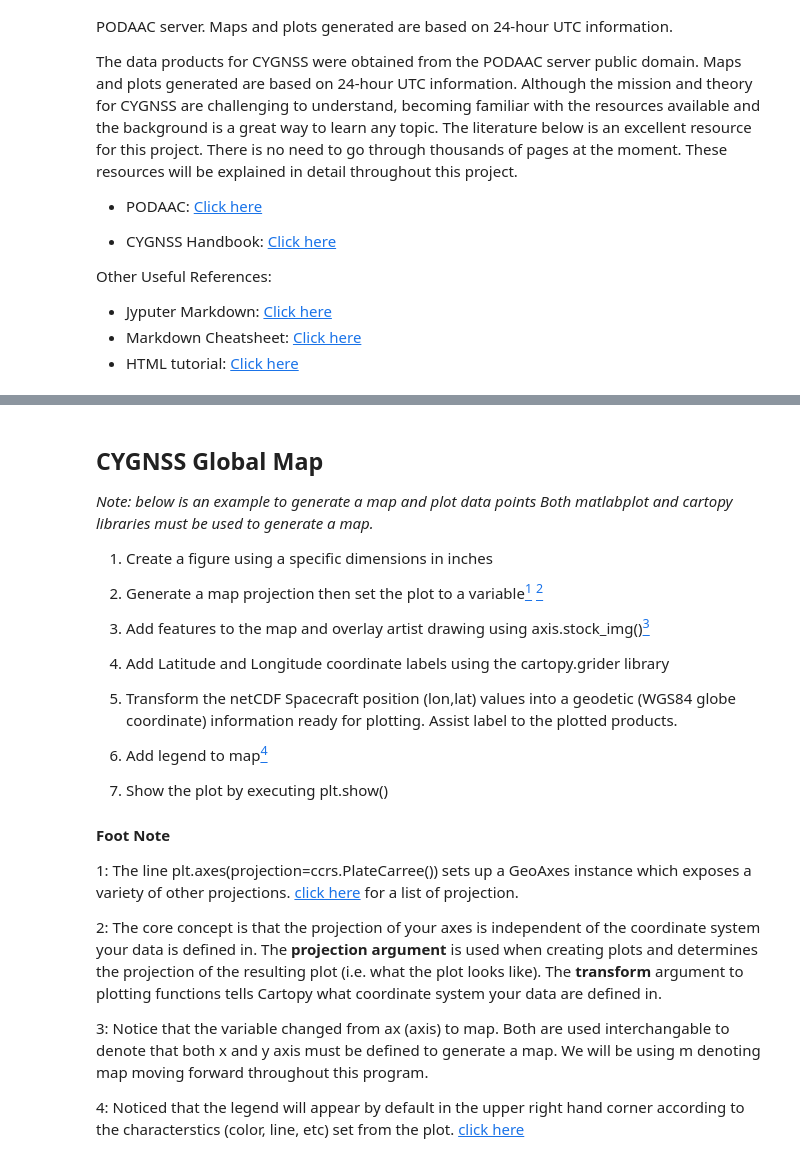
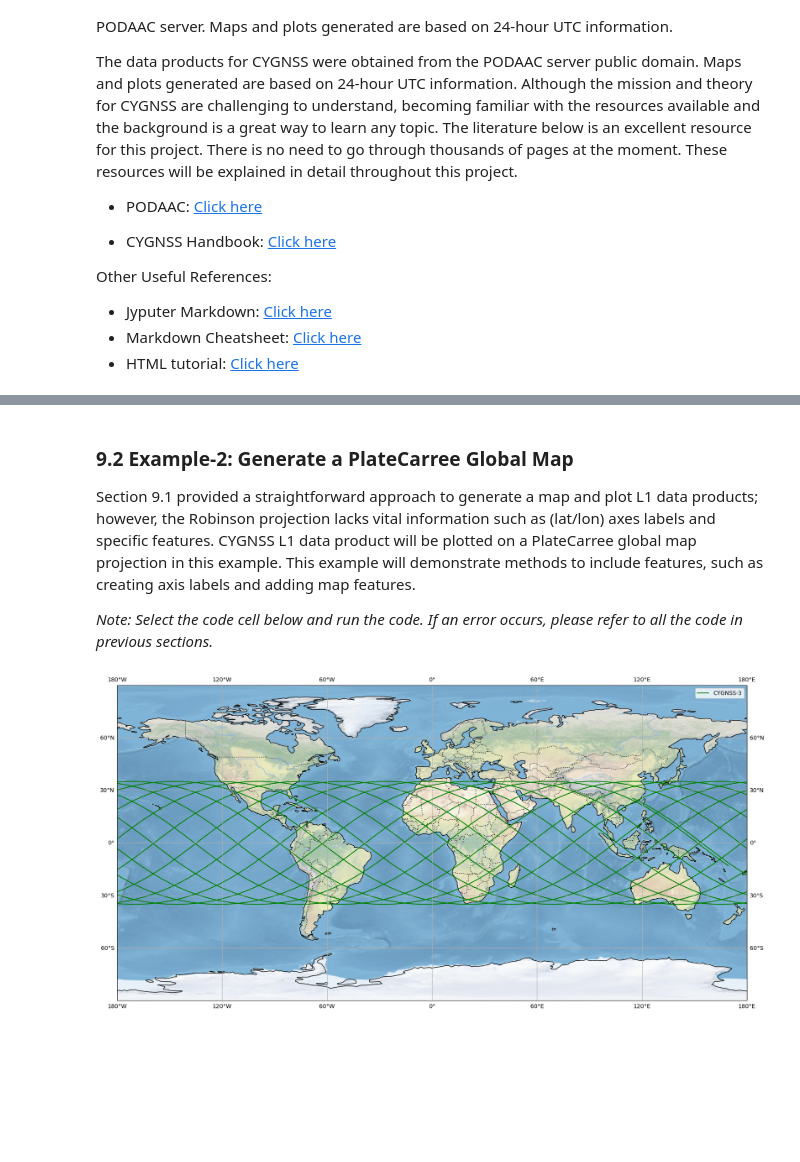
Before and after one commit to mpn21/Ploting-Earth-Science-Data, a Jupyter notebook: Plotting Earth Science L1 Data Products.ipynb, the cells around one changed output, grey strips where cells are left out. Saved outputs shown, nothing was run; the diff lists cells and outputs as text; code cells hidden in the pictures; blank space fills up the shorter version.

```diff
--- a/Plotting Earth Science L1 Data Products.ipynb
+++ b/Plotting Earth Science L1 Data Products.ipynb
@@ -460,53 +752,34 @@ plt.show()
 # %% [markdown]
-## CYGNSS Global Map ##
+### 9.2 Example-2: Generate a PlateCarree Global Map<a id='section_Example-2GenerateaPlateCarreeGlobalMap'></a>
 
-*Note: below is an example to generate a map and plot data points Both matlabplot and cartopy libraries must be used to generate a map.*
+Section 9.1 provided a straightforward approach to generate a map and plot L1 data products; however, the Robinson projection lacks vital information such as (lat/lon) axes labels and specific features. CYGNSS L1 data product will be plotted on a PlateCarree global map projection in this example. This example will demonstrate methods to include features, such as creating axis labels and adding map features.
 
-1. Create a figure using a specific dimensions in inches
-
-2. Generate a map projection then set the plot to a variable[<sup>1</sup>](#fn1)  [<sup>2</sup>](#fn2)
-
-3. Add features to the map and overlay artist drawing using axis.stock_img()[<sup>3</sup>](#fn3)
-
-4. Add Latitude and Longitude coordinate labels using the cartopy.grider library
-
-5. Transform the netCDF Spacecraft position (lon,lat) values into a geodetic (WGS84 globe coordinate) information ready for plotting. Assist label to the plotted products.
-
-6. Add legend to map[<sup>4</sup>](#fn3)
-
-7. Show the plot by executing plt.show()
-
-#### Foot Note ###
-<span id="fn1">1</span>: The line plt.axes(projection=ccrs.PlateCarree()) sets up a GeoAxes instance which exposes a variety of other projections. [click here](https://scitools.org.uk/cartopy/docs/v0.15/crs/projections.html) for a list of projection.
-
-<span id="fn1">2</span>: The core concept is that the projection of your axes is independent of the coordinate system your data is defined in. The **projection argument** is used when creating plots and determines the projection of the resulting plot (i.e. what the plot looks like). The **transform** argument to plotting functions tells Cartopy what coordinate system your data are defined in.
-
-<span id="fn1">3</span>: Notice that the variable changed from ax (axis) to map. Both are used interchangable to denote that both x and y axis must be defined to generate a map. We will be using m denoting map moving forward throughout this program.
-
-<span id="fn1">4</span>: Noticed that the legend will appear by default in the upper right hand corner according to the characterstics (color, line, etc) set from the plot. [click here](https://matplotlib.org/stable/api/legend_api.html)
+*Note: Select the code cell below and run the code. If an error occurs, please refer to all the code in previous sections.*
 # %%
 # Add Figure with Size of the Figure
 fig2 = plt.figure(figsize=(20, 24))
 
 # Add Map Projection
-m2 = plt.axes(projection=ccrs.PlateCarree())
+fig2 = plt.axes(projection=ccrs.PlateCarree())
 
 # Add Map Features
-m2.add_feature(cfeature.LAND)
-m2.add_feature(cfeature.COASTLINE)
-m2.add_feature(cfeature.OCEAN)
-m2.add_feature(cfeature.BORDERS, linestyle=':')
-m2.add_feature(cfeature.LAKES, alpha=0.5)
-m2.add_feature(cfeature.RIVERS)
-m2.stock_img()
+fig2.add_feature(cfeature.LAND)
+fig2.add_feature(cfeature.COASTLINE)
+fig2.add_feature(cfeature.OCEAN)
+fig2.add_feature(cfeature.BORDERS, linestyle=':')
+fig2.add_feature(cfeature.LAKES, alpha=0.5)
+fig2.add_feature(cfeature.RIVERS)
+fig2.stock_img()
 
 #Add Latitude and Longitude Labels
-grid_lines = m2.gridlines(draw_labels=True)
+grid_lines = fig2.gridlines(draw_labels=True)
 grid_lines.xformatter = LONGITUDE_FORMATTER
 grid_lines.yformatter = LATITUDE_FORMATTER
 
 #Add Legend to Map
-m2.plot(lon, lat, color='green', transform=ccrs.Geodetic(), label='CYGNSS-3')
-m2.legend()
+fig2.plot(lon, lat, color='green', transform=ccrs.Geodetic(), label='CYGNSS-3')
+fig2.legend()
 
 plt.show()
+# %% [output]
+[figure, added]
```
Also changed, not shown: parts of 50 cells of this notebook, 7 other files.
